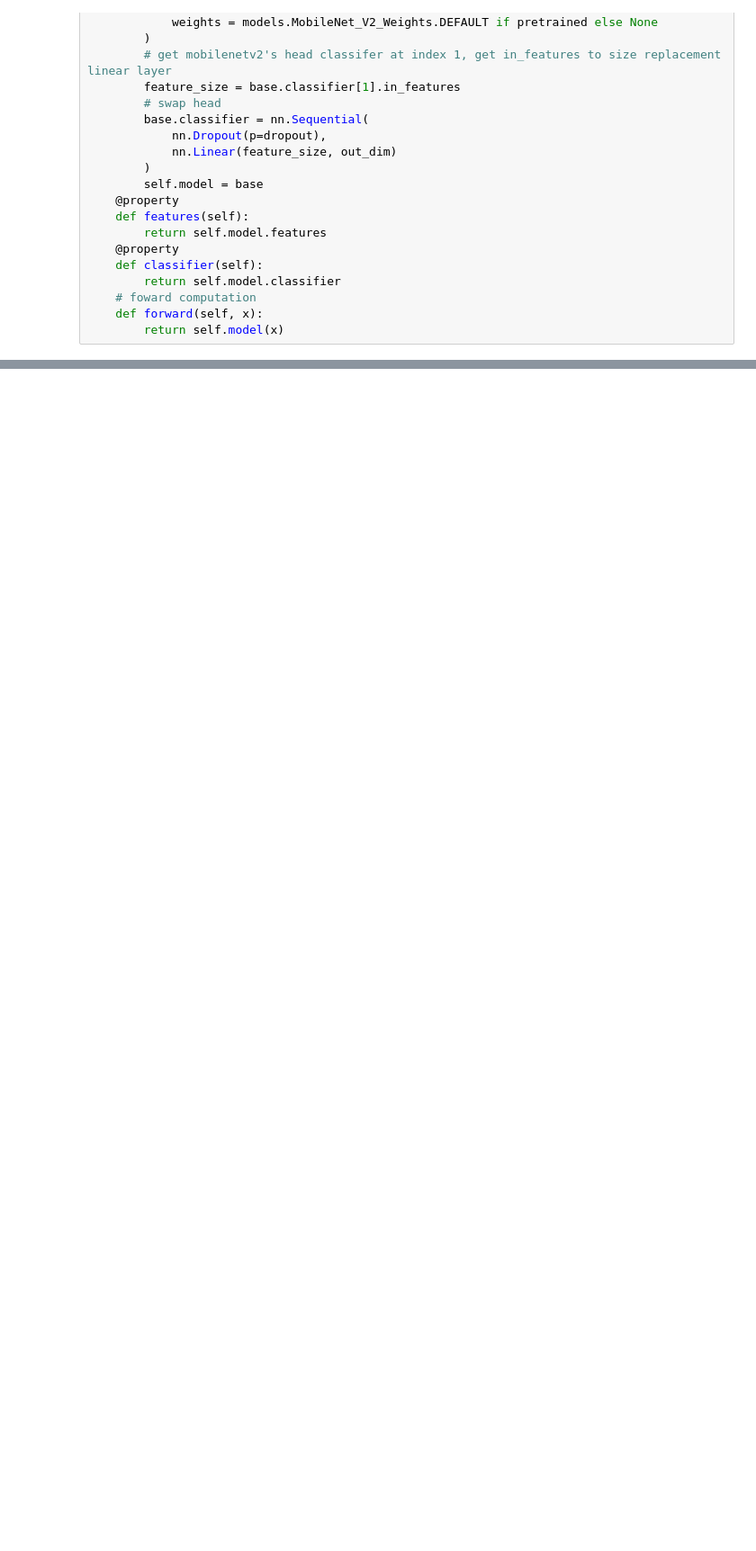
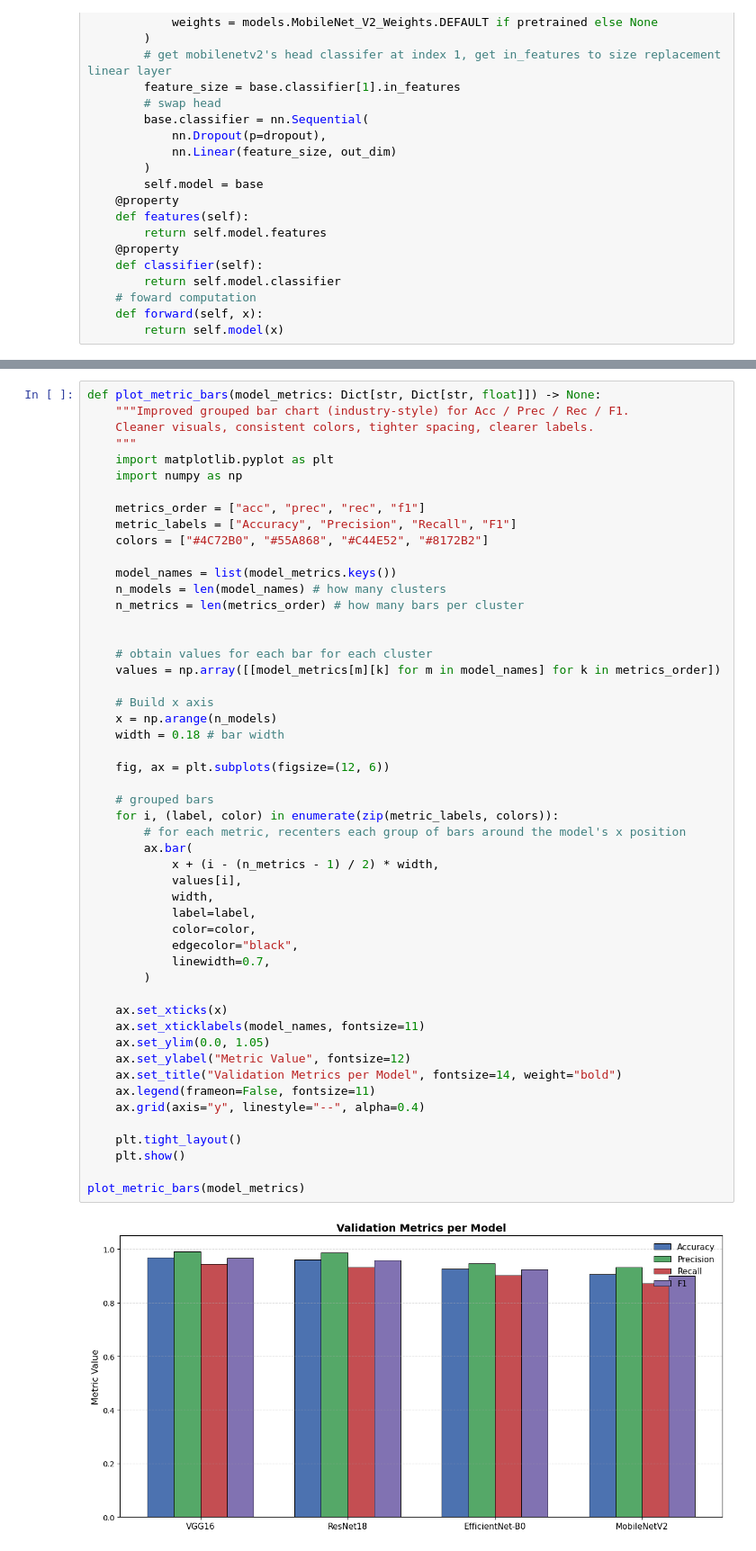
Before and after one commit to Sooihk/Apziva-Project-4-MonReader, a Jupyter notebook: notebooks/monreader.ipynb, the cells around one changed output, grey strips where cells are left out. Shown at 90% size. Saved outputs shown, nothing was run; the diff lists cells and outputs as text; blank space fills up the shorter version.

```diff
--- a/notebooks/monreader.ipynb
+++ b/notebooks/monreader.ipynb
@@ -1097,0 +1204,53 @@ MobileNetV2Binary(
+# %%
+def plot_metric_bars(model_metrics: Dict[str, Dict[str, float]]) -> None:
+    """Improved grouped bar chart (industry‑style) for Acc / Prec / Rec / F1.
+    Cleaner visuals, consistent colors, tighter spacing, clearer labels.
+    """
+    import matplotlib.pyplot as plt
+    import numpy as np
+
+    metrics_order = ["acc", "prec", "rec", "f1"]
+    metric_labels = ["Accuracy", "Precision", "Recall", "F1"]
+    colors = ["#4C72B0", "#55A868", "#C44E52", "#8172B2"]
+
+    model_names = list(model_metrics.keys())
+    n_models = len(model_names) # how many clusters
+    n_metrics = len(metrics_order) # how many bars per cluster
+
+
+    # obtain values for each bar for each cluster
+    values = np.array([[model_metrics[m][k] for m in model_names] for k in metrics_order])
+
+    # Build x axis
+    x = np.arange(n_models)
+    width = 0.18 # bar width
+
+    fig, ax = plt.subplots(figsize=(12, 6))
+
+    # grouped bars
+    for i, (label, color) in enumerate(zip(metric_labels, colors)):
+        # for each metric, recenters each group of bars around the model's x position
+        ax.bar(
+            x + (i - (n_metrics - 1) / 2) * width,
+            values[i],
+            width,
+            label=label,
+            color=color,
+            edgecolor="black",
+            linewidth=0.7,
+        )
+
+    ax.set_xticks(x)
+    ax.set_xticklabels(model_names, fontsize=11)
+    ax.set_ylim(0.0, 1.05)
+    ax.set_ylabel("Metric Value", fontsize=12)
+    ax.set_title("Validation Metrics per Model", fontsize=14, weight="bold")
+    ax.legend(frameon=False, fontsize=11)
+    ax.grid(axis="y", linestyle="--", alpha=0.4)
+
+    plt.tight_layout()
+    plt.show()
+
+plot_metric_bars(model_metrics)
+# %% [output]
+[figure, added]
```
Also changed, not shown: parts of 21 cells of this notebook, 1 other file.
